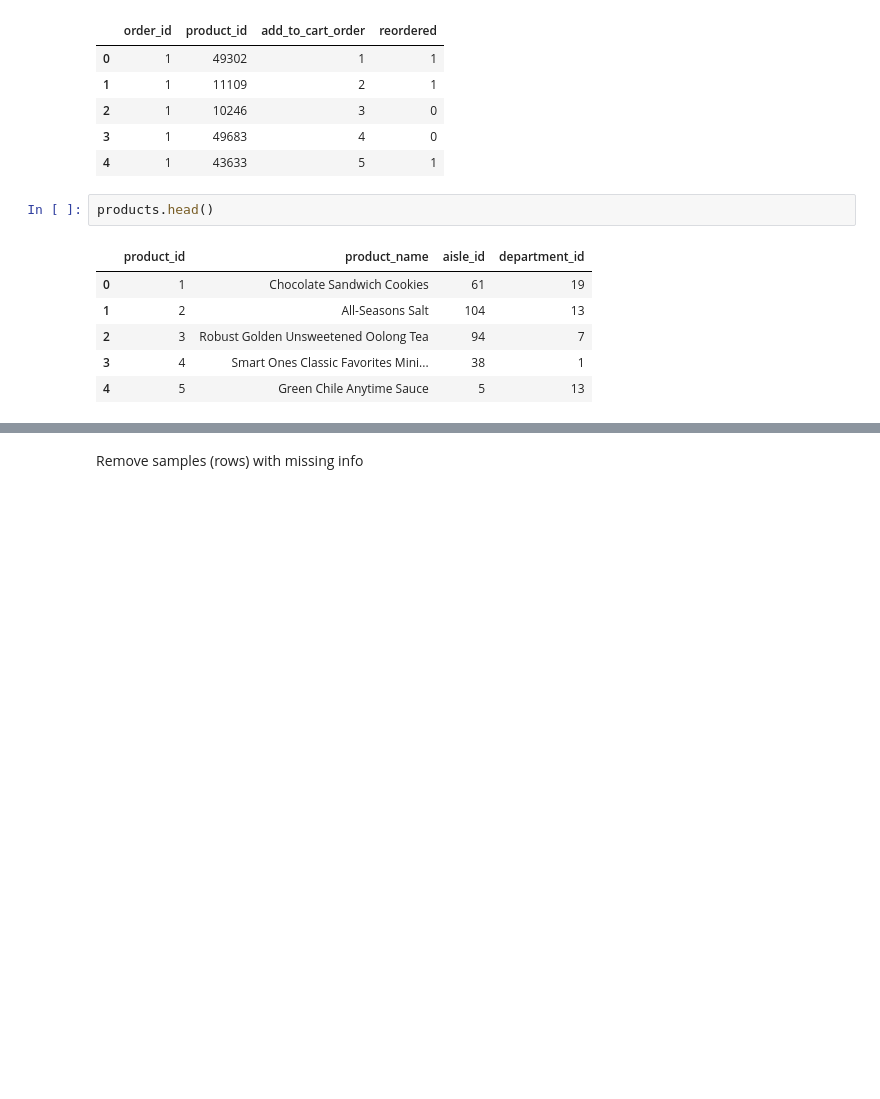
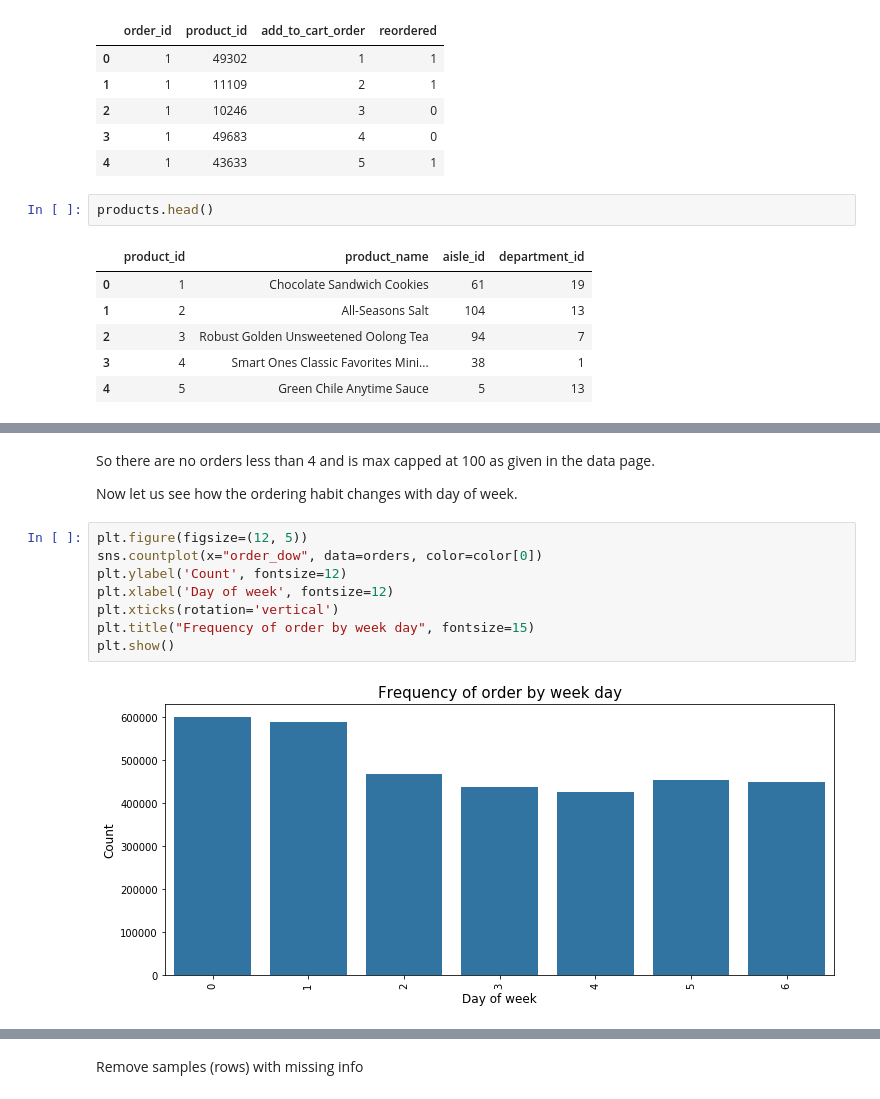
Before and after one commit to chrisjcc/DataInsight, a Jupyter notebook: Recommender_Systems/product_recommendation_with_lightFM.ipynb, the cells around one changed output, grey strips where cells are left out. Cells and saved outputs as stored; diff of their text form; blank space fills up the shorter version.

```diff
--- a/Recommender_Systems/product_recommendation_with_lightFM.ipynb
+++ b/Recommender_Systems/product_recommendation_with_lightFM.ipynb
@@ -92,0 +138,14 @@ products.head()
+# %% [markdown]
+So there are no orders less than 4 and is max capped at 100 as given in the data page.
+
+Now let us see how the ordering habit changes with day of week.
+# %%
+plt.figure(figsize=(12, 5))
+sns.countplot(x="order_dow", data=orders, color=color[0])
+plt.ylabel('Count', fontsize=12)
+plt.xlabel('Day of week', fontsize=12)
+plt.xticks(rotation='vertical')
+plt.title("Frequency of order by week day", fontsize=15)
+plt.show()
+# %% [output]
+[figure, added]
```
Also changed, not shown: parts of 42 cells of this notebook.
